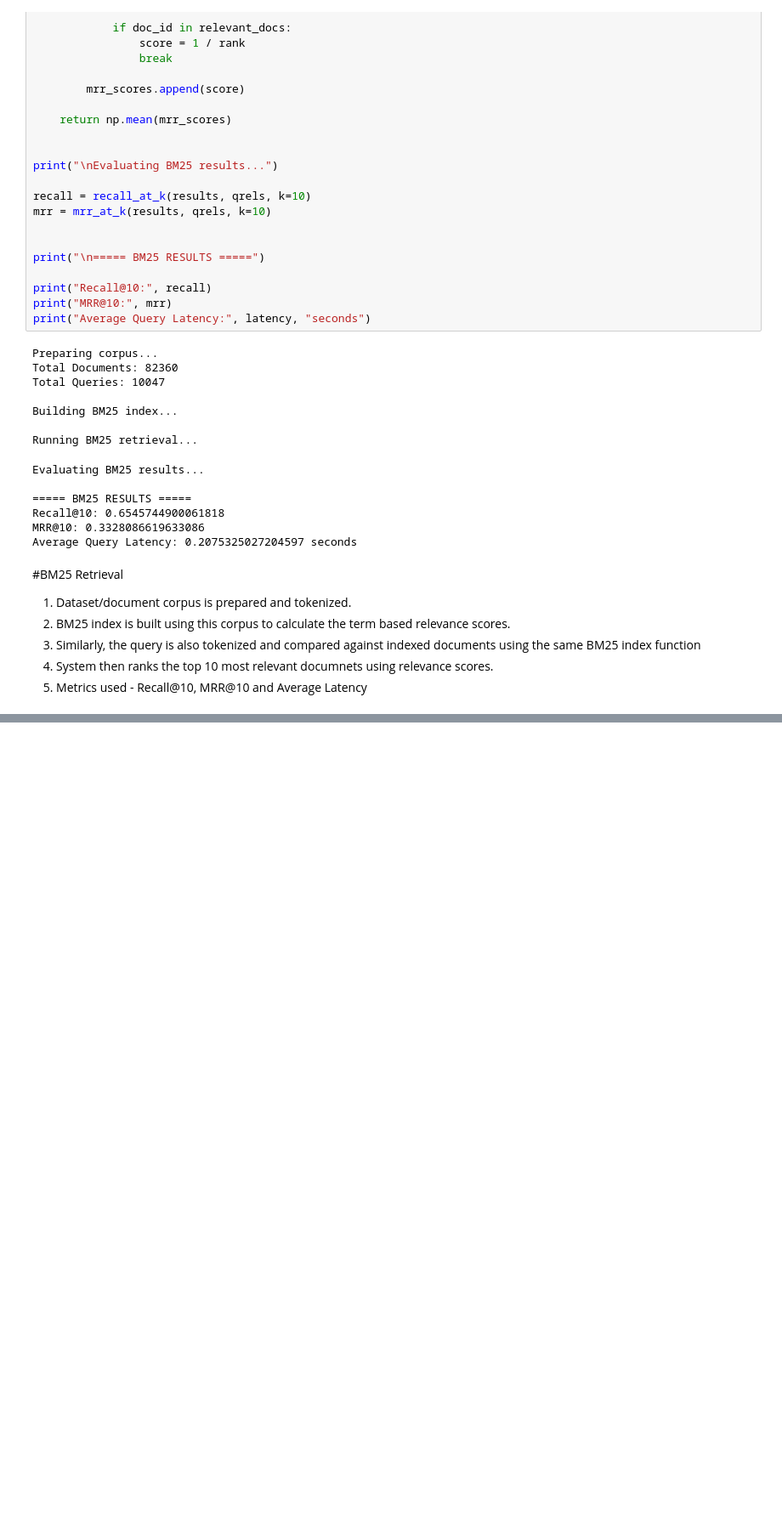
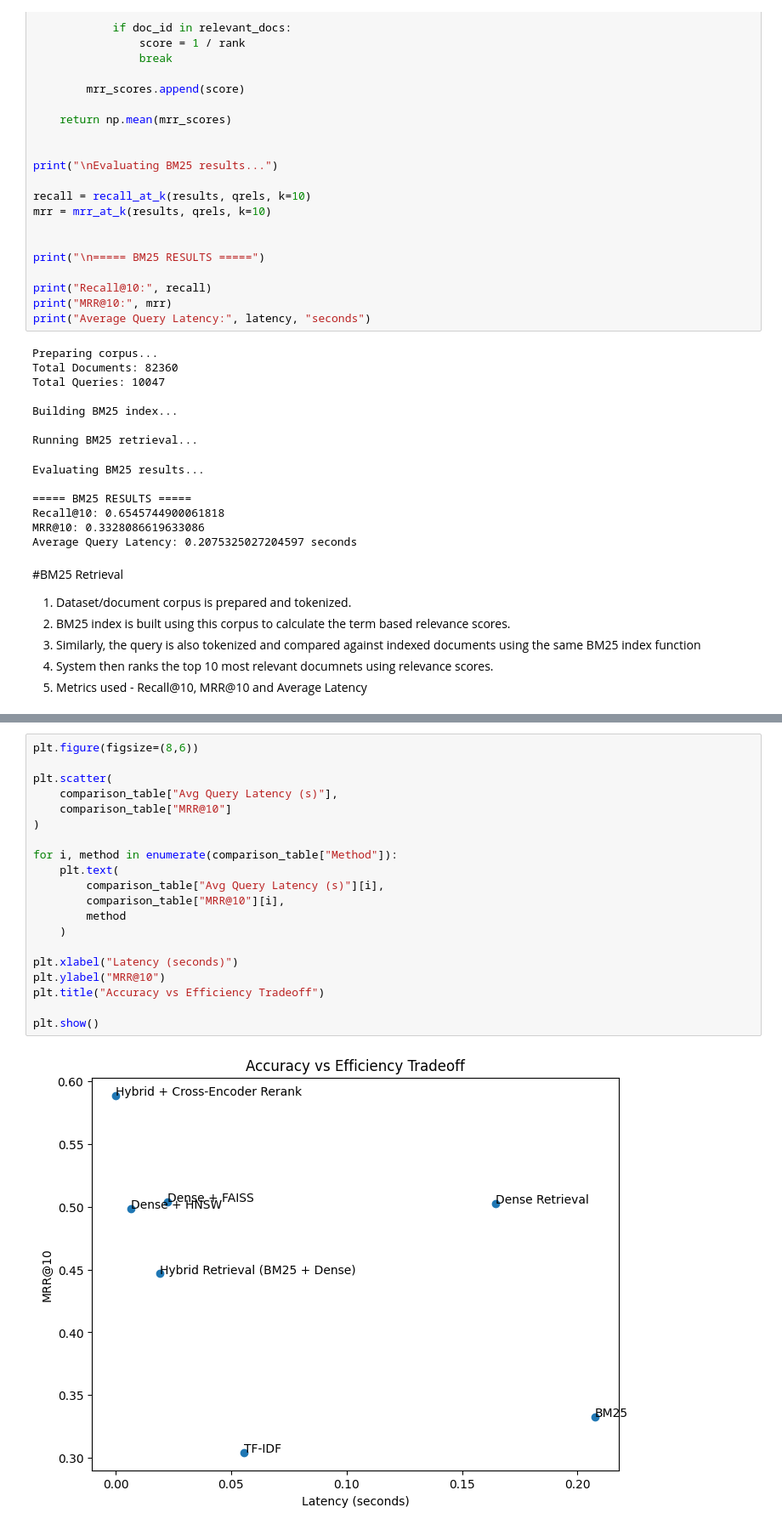
Before and after one commit to BhavyaJain7/Hybrid-Neural-Retrieval, a Jupyter notebook: Hybrid_Neural_Retrieval.ipynb, the cells around one changed output, grey strips where cells are left out. Shown at 85% size. Saved outputs shown, nothing was run; the diff lists cells and outputs as text; blank space fills up the shorter version.

```diff
--- a/Hybrid_Neural_Retrieval.ipynb
+++ b/Hybrid_Neural_Retrieval.ipynb
@@ -531,0 +1149,22 @@ Average Query Latency: 0.16440525960922242 seconds
+# %%
+plt.figure(figsize=(8,6))
+
+plt.scatter(
+    comparison_table["Avg Query Latency (s)"],
+    comparison_table["MRR@10"]
+)
+
+for i, method in enumerate(comparison_table["Method"]):
+    plt.text(
+        comparison_table["Avg Query Latency (s)"][i],
+        comparison_table["MRR@10"][i],
+        method
+    )
+
+plt.xlabel("Latency (seconds)")
+plt.ylabel("MRR@10")
+plt.title("Accuracy vs Efficiency Tradeoff")
+
+plt.show()
+# %% [output]
+[figure, added]
```
Also changed, not shown: parts of 17 cells of this notebook.
